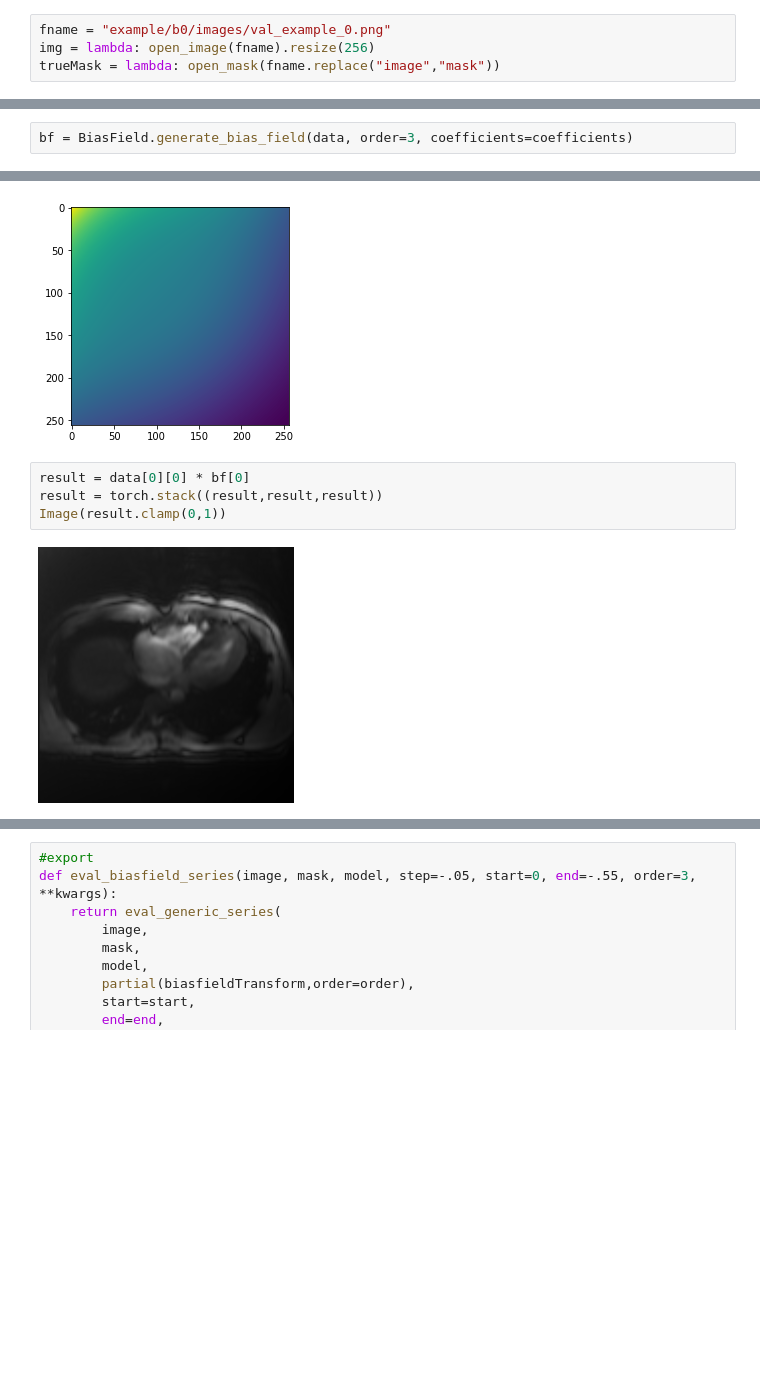
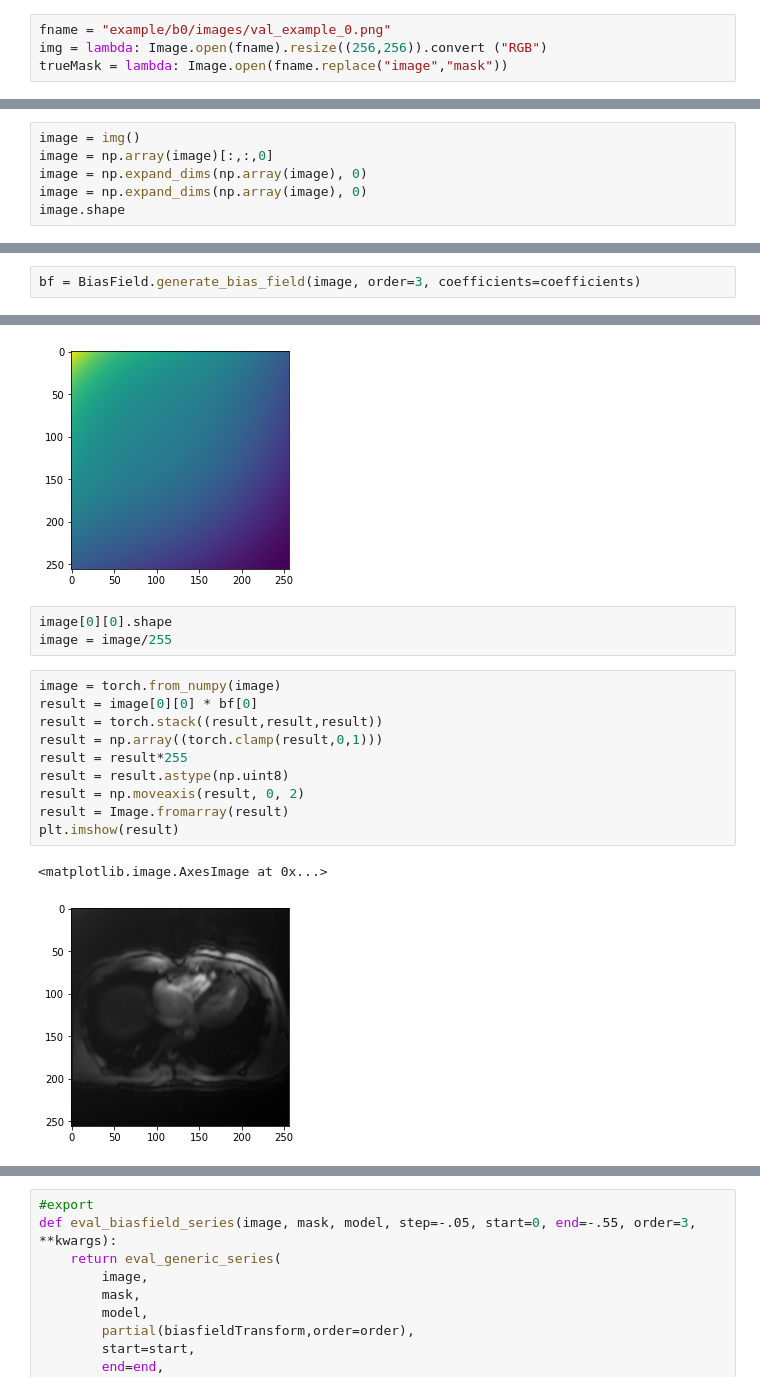
Before and after one commit to chfc-cmi/misas, a Jupyter notebook: 04_mr_artifacts.ipynb, the cells around one changed output, grey strips where cells are left out. Drawn from its saved outputs; the diff is of its cells as text; blank space fills up the shorter version.

```diff
--- a/04_mr_artifacts.ipynb
+++ b/04_mr_artifacts.ipynb
@@ -48,5 +59,5 @@ def get_spike_series(image, model, start=0, end=2.5, step=.5, spikePosition=[.1,
     return get_generic_series(image,model,partial(spikeTransform,spikePosition=spikePosition), start=start, end=end, step=step, **kwargs)
 # %%
 fname = "example/b0/images/val_example_0.png"
-img = lambda: open_image(fname).resize(256)
-trueMask = lambda: open_mask(fname.replace("image","mask"))
+img = lambda: Image.open(fname).resize((256,256)).convert ("RGB")
+trueMask = lambda: Image.open(fname.replace("image","mask"))
@@ -184,0 +220,6 @@ data = img().data[0].unsqueeze(0).unsqueeze(0)
+# %%
+image = img()
+image = np.array(image)[:,:,0]
+image = np.expand_dims(np.array(image), 0)
+image = np.expand_dims(np.array(image), 0)
+image.shape
@@ -185,4 +228,4 @@ data = img().data[0].unsqueeze(0).unsqueeze(0)
 # %%
 coefficients = RandomBiasField().get_params(3,[-.3,-.3])
 # %%
-bf = BiasField.generate_bias_field(data, order=3, coefficients=coefficients)
+bf = BiasField.generate_bias_field(image, order=3, coefficients=coefficients)
@@ -195,12 +234,22 @@ plt.imshow(bf[0])
 # %% [output]
 <matplotlib.image.AxesImage at 0x...>
 [figure]
+# %%
+image[0][0].shape
+image = image/255
 # %%
-result = data[0][0] * bf[0]
+image = torch.from_numpy(image)
+result = image[0][0] * bf[0]
 result = torch.stack((result,result,result))
-Image(result.clamp(0,1))
+result = np.array((torch.clamp(result,0,1)))
+result = result*255
+result = result.astype(np.uint8)
+result = np.moveaxis(result, 0, 2)
+result = Image.fromarray(result)
+plt.imshow(result)
 # %% [output]
+<matplotlib.image.AxesImage at 0x...>
-[figure, old version]
+[figure, new version]
 # %%
 #export
 def biasfieldTransform(image, coef, order=3):
```
Also changed, not shown: parts of 23 cells of this notebook, 6 other files.
